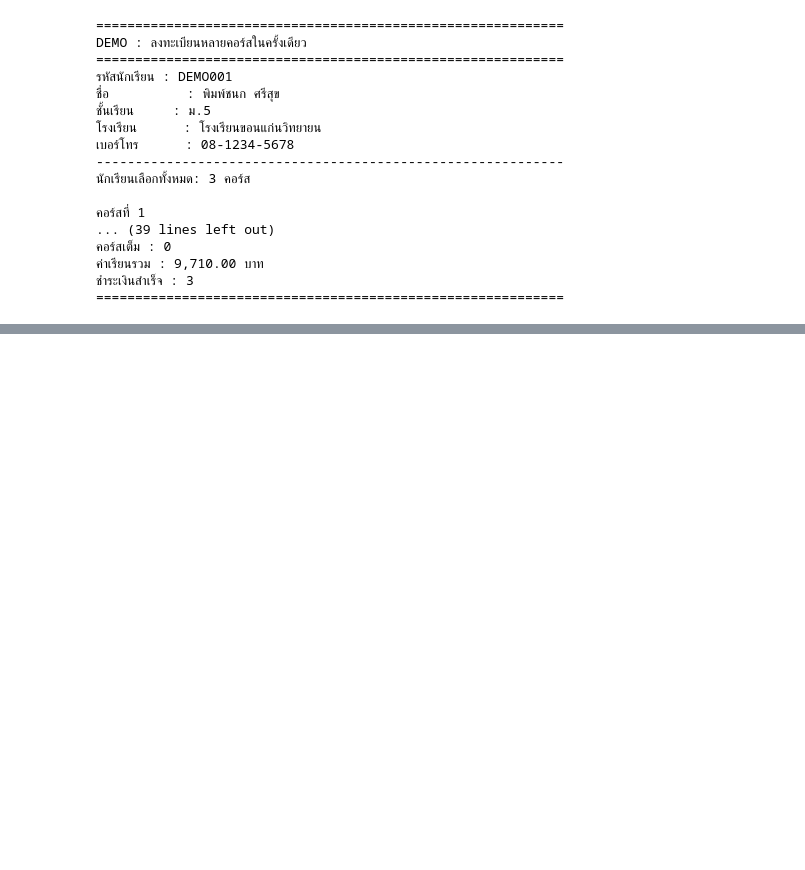
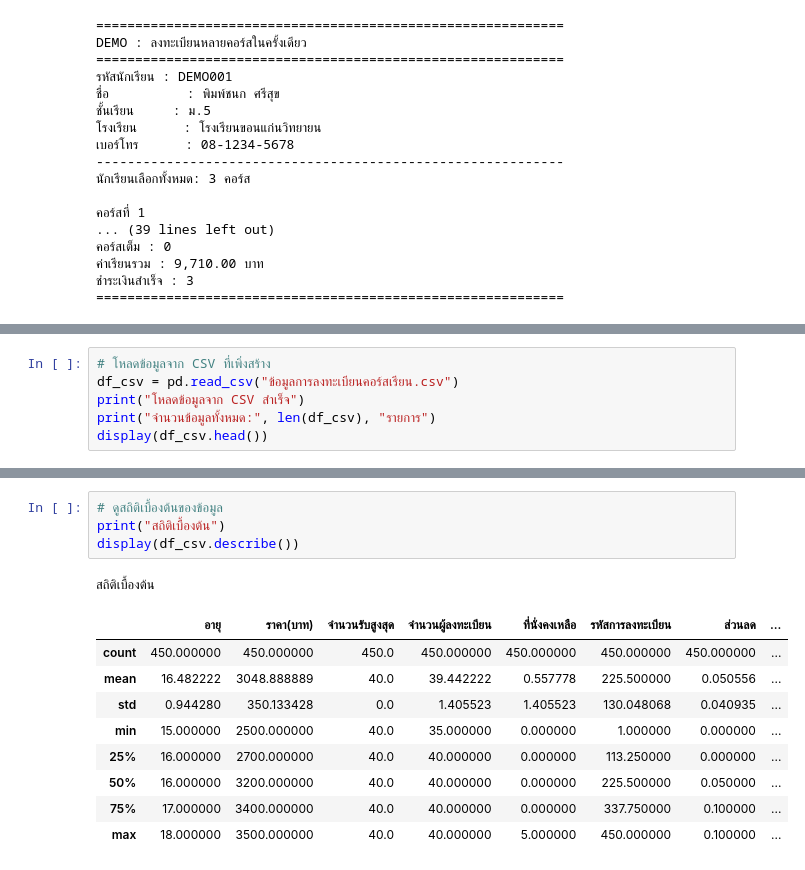
Before and after one commit to stylekkm051049-bit/Project, a Jupyter notebook: กลุ่ม11โรงเรียนกวดวิชา.ipynb, the cells around one changed output, grey strips where cells are left out. Drawn from its saved outputs; the diff is of its cells as text; blank space fills up the shorter version.

```diff
--- a/กลุ่ม11โรงเรียนกวดวิชา.ipynb
+++ b/กลุ่ม11โรงเรียนกวดวิชา.ipynb
@@ -806,0 +901,6 @@ DEMO : ลงทะเบียนหลายคอร์สในครั้
+# %%
+# โหลดข้อมูลจาก CSV ที่เพิ่งสร้าง
+df_csv = pd.read_csv("ข้อมูลการลงทะเบียนคอร์สเรียน.csv")
+print("โหลดข้อมูลจาก CSV สำเร็จ")
+print("จำนวนข้อมูลทั้งหมด:", len(df_csv), "รายการ")
+display(df_csv.head())
@@ -806,0 +939,15 @@ DEMO : ลงทะเบียนหลายคอร์สในครั้
+# %%
+# ดูสถิติเบื้องต้นของข้อมูล
+print("สถิติเบื้องต้น")
+display(df_csv.describe())
+# %% [output]
+สถิติเบื้องต้น
+|  | อายุ | ราคา(บาท) | จำนวนรับสูงสุด | จำนวนผู้ลงทะเบียน | ที่นั่งคงเหลือ | รหัสการลงทะเบียน | ส่วนลด | ... |
+| count | 450.000000 | 450.000000 | 450.0 | 450.000000 | 450.000000 | 450.000000 | 450.000000 | ... |
+| mean | 16.482222 | 3048.888889 | 40.0 | 39.442222 | 0.557778 | 225.500000 | 0.050556 | ... |
+| std | 0.944280 | 350.133428 | 0.0 | 1.405523 | 1.405523 | 130.048068 | 0.040935 | ... |
+| min | 15.000000 | 2500.000000 | 40.0 | 35.000000 | 0.000000 | 1.000000 | 0.000000 | ... |
+| 25% | 16.000000 | 2700.000000 | 40.0 | 40.000000 | 0.000000 | 113.250000 | 0.000000 | ... |
+| 50% | 16.000000 | 3200.000000 | 40.0 | 40.000000 | 0.000000 | 225.500000 | 0.050000 | ... |
+| 75% | 17.000000 | 3400.000000 | 40.0 | 40.000000 | 0.000000 | 337.750000 | 0.100000 | ... |
+| max | 18.000000 | 3500.000000 | 40.0 | 40.000000 | 5.000000 | 450.000000 | 0.100000 | ... |
```
Also changed, not shown: parts of 12 cells of this notebook.
